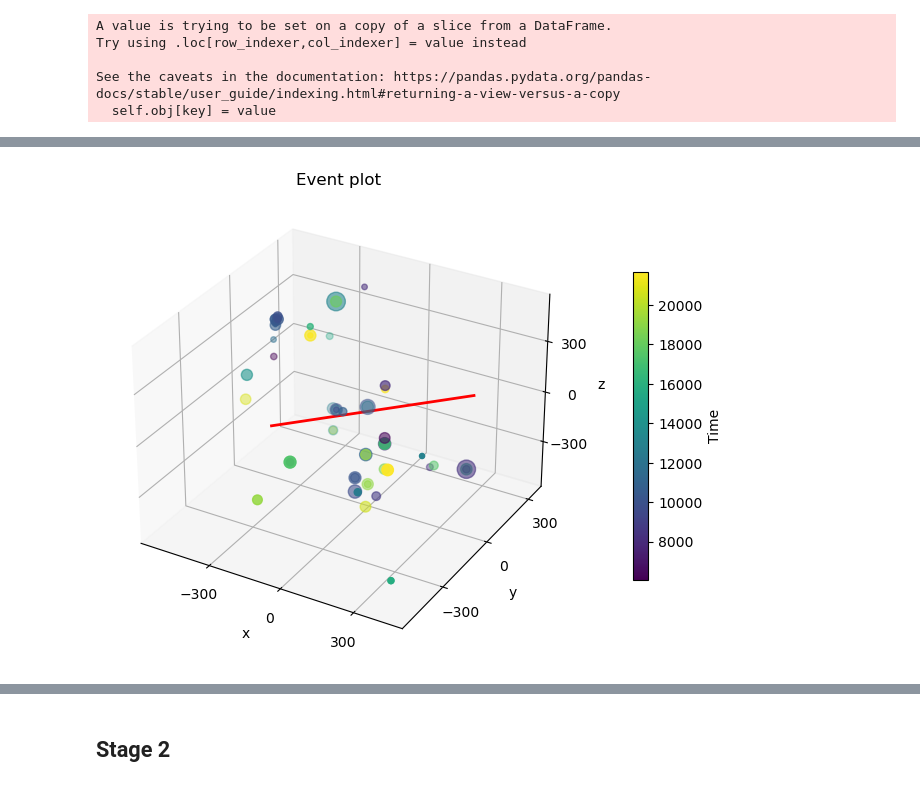
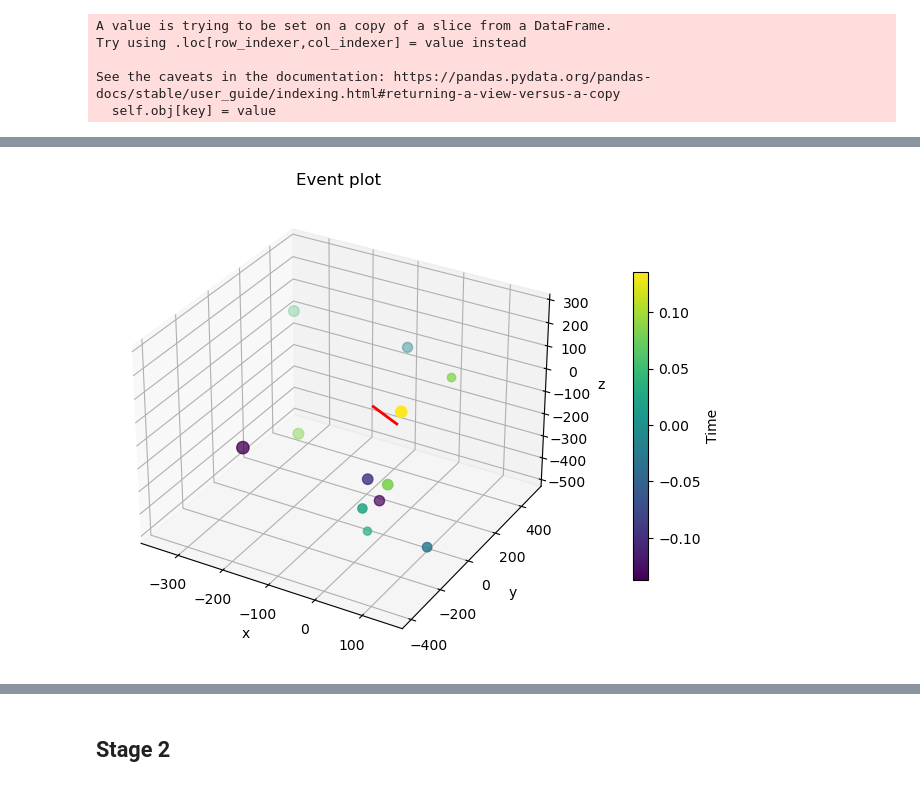
Before and after one commit to IMOKURI/kaggle-ice-cube, a Jupyter notebook: notebook/EDA.ipynb, the cells around one changed output, grey strips where cells are left out. Drawn from its saved outputs; the diff is of its cells as text; code cells hidden in the pictures.

```diff
--- a/notebook/EDA.ipynb
+++ b/notebook/EDA.ipynb
@@ -494,0 +514,2 @@ world_dist = squareform(world_dist)
+# %%
+batch_event.loc[:, "time"] = (batch_event["time"] - 1e4) / 3e4
@@ -507,8 +534,9 @@ def world_dist(u, v):
     space = euclidean(u[1:], v[1:])
     return space / time
 # %%
+h_cluster = linkage(batch_event[["time", "x", "y", "z"]])
 # h_cluster = linkage(batch_event[["time", "x", "y", "z"]], metric=world_dist)
-h_cluster = linkage(world_dist)
+# h_cluster = linkage(world_dist)
 # %%
 dendrogram(h_cluster)
 plt.title("Dedrogram")
@@ -550,9 +576,9 @@ batch_event["h_labels"].value_counts()
 Name: h_labels, dtype: int64
 # %%
-batch_event_ = batch_event[batch_event.duplicated(subset=["h_labels"], keep=False)]
-#batch_event_ = batch_event[
-#    batch_event["h_labels"] == batch_event["h_labels"].value_counts().idxmax()
-#]
+#batch_event_ = batch_event[batch_event.duplicated(subset=["h_labels"], keep=False)]
+batch_event_ = batch_event[
+    batch_event["h_labels"] == batch_event["h_labels"].value_counts().idxmax()
+]
 # %%
 batch_event_.shape
 # %% [output]
@@ -560,3 +586,5 @@ batch_event_.shape
+# %%
+batch_event_.loc[:, ["x", "y", "z"]] = batch_event_[["x", "y", "z"]] * 500.0
 # %%
 fig = plt.figure(figsize=(8, 8))
 
@@ -565,34 +593,34 @@ ax.set_title("Event plot")
 
 ax.set_xlabel("x")
 ax.set_ylabel("y")
 ax.set_zlabel("z")
 
-ax.set_xticks([-600, -300, 0.0, 300, 600])
-ax.set_yticks([-600, -300, 0.0, 300, 600])
-ax.set_zticks([-600, -300, 0.0, 300, 600])
+#ax.set_xticks([-600, -300, 0.0, 300, 600])
+#ax.set_yticks([-600, -300, 0.0, 300, 600])
+#ax.set_zticks([-600, -300, 0.0, 300, 600])
 
 # 散布図を描画
 scatter = ax.scatter(
     batch_event_["x"],
     batch_event_["y"],
     batch_event_["z"],
     s=batch_event_["charge"] * 50,
     c=batch_event_["time"],
 )
 
 ax.plot3D(
     xs=line_x_details,
     ys=line_y_details,
     zs=line_z_details,
     color=line_color,
     linestyle=line_style,
     linewidth=line_width,
 )
 
 
 cbar = fig.colorbar(scatter, shrink=0.5, pad=0.1)
 cbar.set_label("Time")
 
 plt.show()
 # %% [output]
-[figure, old version]
+[figure, new version]
```
Also changed, not shown: parts of 36 cells of this notebook, 13 other files.
